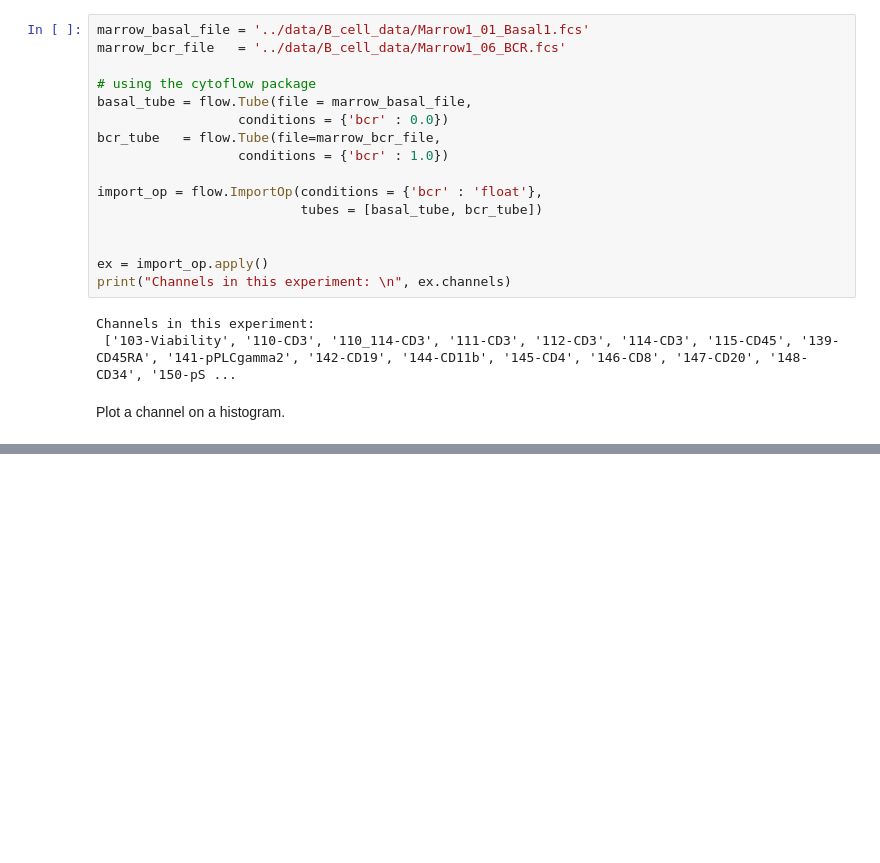
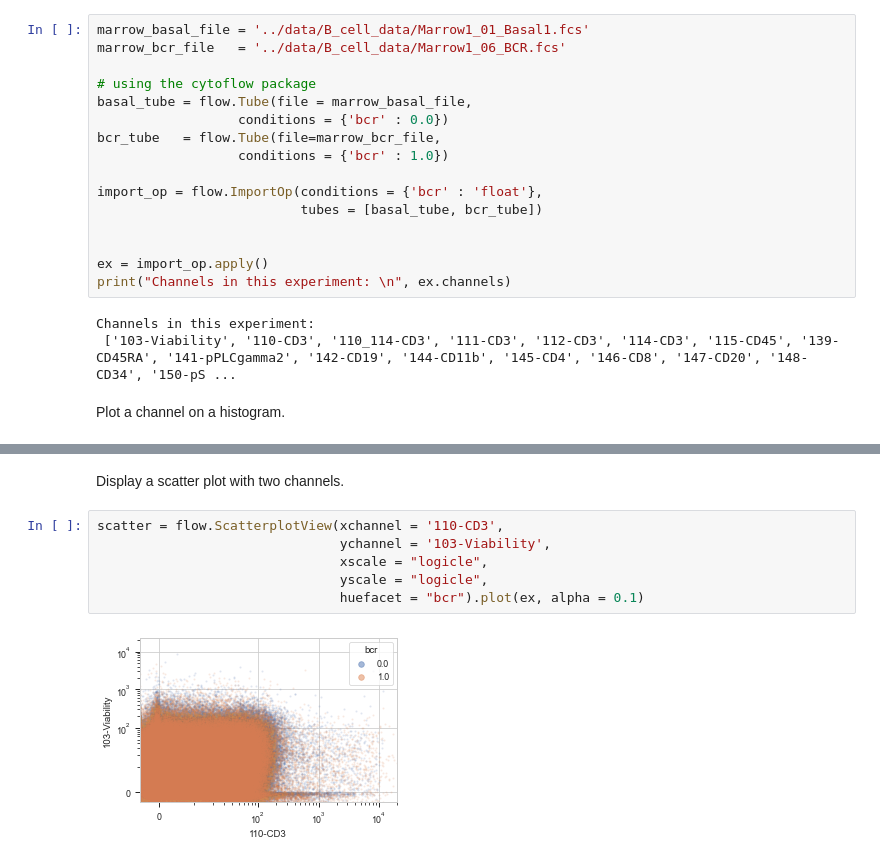
Before and after one commit to a-musipatla/predicting-patient-level-phenotypes-from-single-cell-data, a Jupyter notebook: scripts/b-cell-eda.ipynb, the cells around one changed output, grey strips where cells are left out. Saved outputs shown, nothing was run; the diff lists cells and outputs as text; blank space fills up the shorter version.

```diff
--- a/scripts/b-cell-eda.ipynb
+++ b/scripts/b-cell-eda.ipynb
@@ -52,0 +52,10 @@ hist.plot(ex)
+# %% [markdown]
+Display a scatter plot with two channels.
+# %%
+scatter = flow.ScatterplotView(xchannel = '110-CD3',
+                               ychannel = '103-Viability',
+                               xscale = "logicle",
+                               yscale = "logicle",
+                               huefacet = "bcr").plot(ex, alpha = 0.1)
+# %% [output]
+[figure, added]
```
Also changed, not shown: parts of 2 cells of this notebook.
